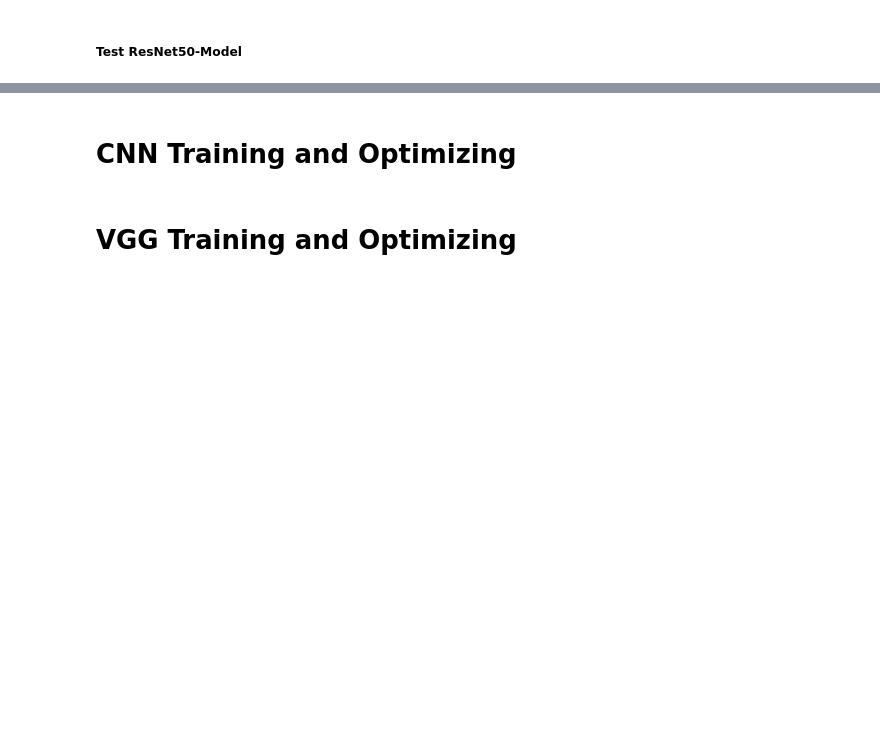
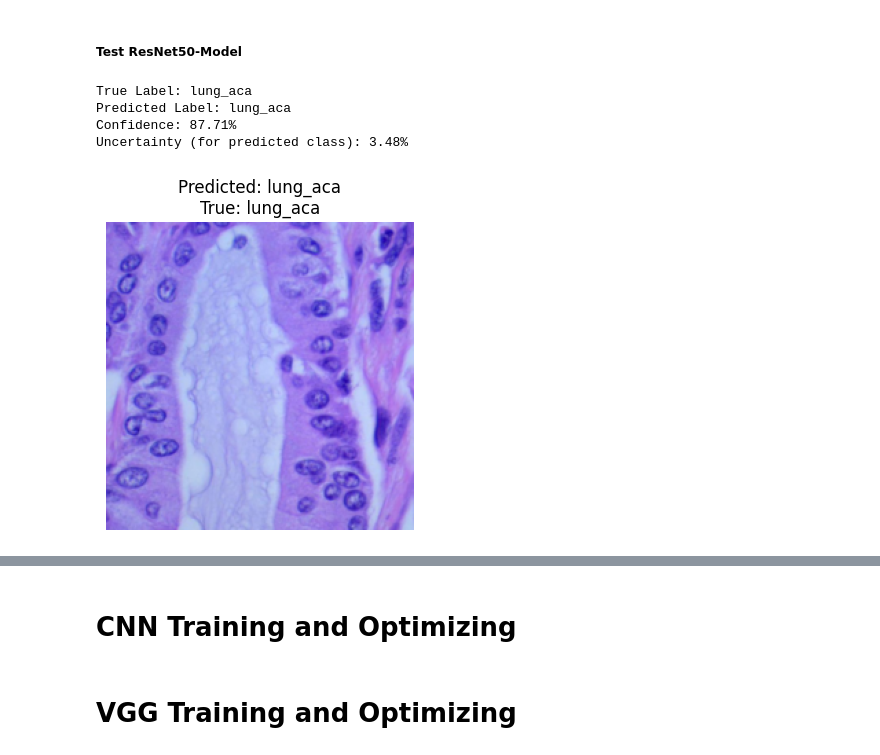
Before and after one commit to NsElgezawy/MultiModel-LungCancerDetection-API, a Jupyter notebook: DL_Project.ipynb, the cells around one changed output, grey strips where cells are left out. Saved outputs shown, nothing was run; the diff lists cells and outputs as text; code cells hidden in the pictures; blank space fills up the shorter version.

```diff
--- a/DL_Project.ipynb
+++ b/DL_Project.ipynb
@@ -1169,33 +1224,49 @@ single_image_tensor = images[random_idx]
 true_label_idx = labels[random_idx].item()
 
 
 true_class_name = le.inverse_transform([true_label_idx])[0]
 
 
 predicted_class, confidence, probs = predict_image_class(
         resnet,
         single_image_tensor,
         le,
         device
 )
 
+# Get uncertainty using MC Dropout
+mean_prob_mc, std_prob_mc, pred_idx_mc, conf_mc = mc_dropout_predict_single(
+    resnet, single_image_tensor, device, T=50
+)
+
+# Calculate uncertainty for the predicted_class (from the non-MC dropout model)
+predicted_class_idx = le.transform([predicted_class])[0]
+uncertainty = std_prob_mc[0][predicted_class_idx]
+
 print(f"True Label: {true_class_name}")
 print(f"Predicted Label: {predicted_class}")
 print(f"Confidence: {confidence*100:.2f}%")
+print(f"Uncertainty (for predicted class): {uncertainty*100:.2f}%")
 
 
 img_display = single_image_tensor.cpu().numpy().transpose(1, 2, 0)
 
 mean = np.array([0.485, 0.456, 0.406])
 std = np.array([0.229, 0.224, 0.225])
 img_display = std * img_display + mean
 img_display = np.clip(img_display, 0, 1)
 
 plt.figure(figsize=(4, 4))
 plt.imshow(img_display)
 plt.title(f"Predicted: {predicted_class}\nTrue: {true_class_name}")
 plt.axis('off')
 plt.show()
+# %% [output]
+True Label: lung_aca
+Predicted Label: lung_aca
+Confidence: 87.71%
+Uncertainty (for predicted class): 3.48%
+[figure, added]
 # %%
 def predict_with_uncertainty(model, image_tensor, label_encoder, device, T=50):
 
```
Also changed, not shown: parts of 27 cells of this notebook.
